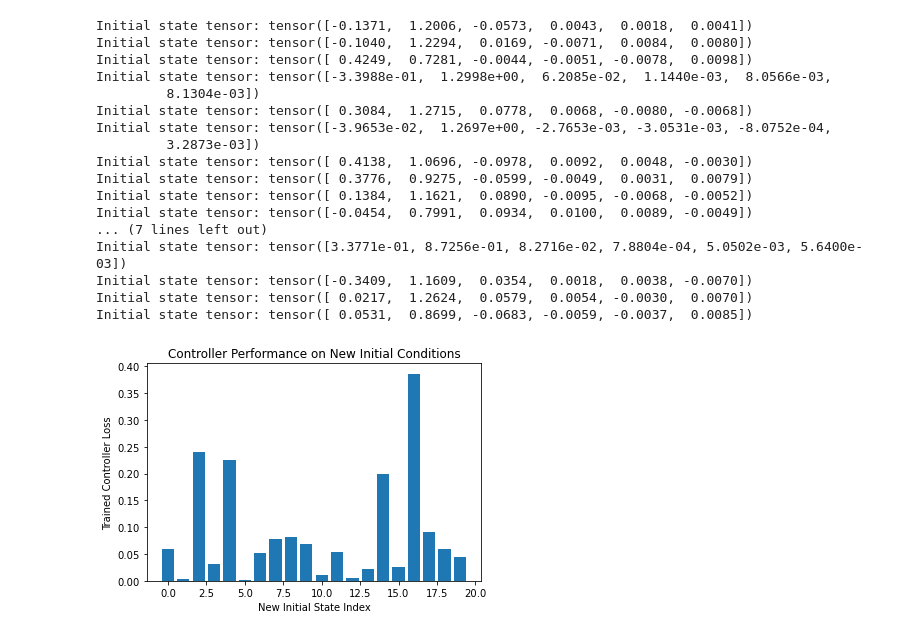
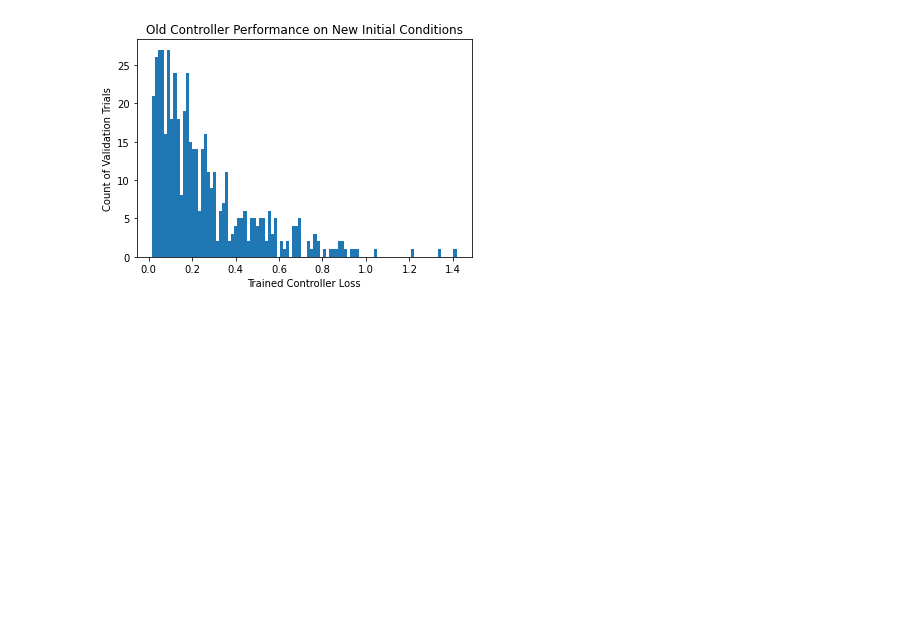
Before and after one commit to jatkin15/DesignOptimization2021Fall, a Jupyter notebook: Project/Project_1_submission.ipynb, the cells around one changed output. Cells and saved outputs as stored; diff of their text form; code cells hidden in the pictures; blank space fills up the shorter version.

```diff
--- a/Project/Project_1_submission.ipynb
+++ b/Project/Project_1_submission.ipynb
@@ -299,12 +324,13 @@ class Optimize:
         self.simulation = simulation
         self.parameters = simulation.controller.parameters()
         #self.optimizer = optim.LBFGS(self.parameters, lr=0.01) # changed :: lr was 0.01
-        self.optimizer = optim.AdamW(self.parameters, lr=0.01)
-        #self.optimizer = optim.SGD(self.parameters, lr=0.01, momentum=0.2, dampening=0.1)
+        self.optimizer = optim.Adam(self.parameters, lr=0.01)
+        #self.optimizer = optim.SGD(self.parameters, lr=0.01, momentum=0.2, dampening=0.0, nesterov=True)
         #self.optimizer = optim.Rprop(self.parameters, lr=0.01)
 
         self.flag_decay_lr = True
-        self.scheduler = t.optim.lr_scheduler.ExponentialLR(self.optimizer, gamma=0.993) # added
+        self.scheduler = t.optim.lr_scheduler.ExponentialLR(self.optimizer, gamma=0.99) # added
+        self.verbose = True
 
         # added
         self.diagnostics_dict = {'epoch' : [], 'loss' : [], 'loss_percent_change': [], 'state_trajectory' : [], 'action_trajectory' : []}
@@ -321,8 +347,8 @@ class Optimize:
     def train(self, epochs):
         for epoch in range(epochs):
             loss = self.step()
-
-            print('[epoch: %d] loss: %.3f' % (epoch + 1, loss))
+            if self.verbose:
+                print('[epoch: %d] loss: %.3f' % (epoch + 1, loss))
             #print("Action Trajectory" + str(self.simulation.action_trajectory))
             # added
             info_diagnostics = {'epoch' : epoch, 'loss' : loss}
@@ -336,9 +362,10 @@ class Optimize:
                 self.scheduler.step()
 
         self.postProcessDiagnostics()
-        self.visualize_summary()
-        self.visualize_final_trajectory()
-        self.visualize_convergence()
+        if self.verbose:
+            self.visualize_summary()
+            self.visualize_final_trajectory()
+            self.visualize_convergence()
 
 
     def recordDiagnostics(self, info, info_sim):
@@ -394,8 +421,8 @@ class Optimize:
         ax.set_ylabel('Y Position')
         ax.set_xlabel('X Position')
         ax.set_title('Final Trajectory')
-        ax.set_xlim([-0.5, 0.5])
-        ax.set_ylim([-0.1, 1.1])
+        ax.set_xlim([-0.7, 0.7])
+        ax.set_ylim([-0.05, 1.2])
         dir_dict = self.direction_from_angle_list(theta)
         ax.quiver(x, y, dir_dict['u'], dir_dict['v'])
         plt.show()
@@ -458,18 +489,20 @@ class Optimize:
 # Now it's time to run the code!
 
 T = 100  # number of time steps # changed :: T was 100
-epoch_num = 100 # changed :: epoch_num was 40
+epoch_num = 80 # changed :: epoch_num was 40
 dim_input = 6  # state space dimensions
-dim_hidden = 12  # latent dimensions
+dim_hidden = 8  # latent dimensions
 dim_output = 1  # action space dimensions
 
 training_state_number = 20
 training_loss_list = []
 
-epoch_num_batch = 40
+epoch_num_batch = 20
 
-validation_state_number = 20
+validation_state_number = 500
 validation_loss_list = []
+
+bin_num = math.ceil(validation_state_number/5)
 
 d = Dynamics()  # define dynamics
 c = Controller(dim_input, dim_hidden, dim_output)  # define controller
@@ -506,35 +539,19 @@ Initial state tensor: tensor([-0.0558,  1.2918,  0.0327, -0.0078, -0.0060, -0.00
 # %%
 ## Check how controller works for other initial states
 
 c_trained = o.simulation.controller # trained controller from above
 for i in range(validation_state_number):
     s_new = Simulation(c_trained, d, T)  # define simulation
     validation_loss_list.append(s_new.forward(s_new.state_initial).item())
 
 fig, ax = plt.subplots()
 plt.figure(1)
-p2 = ax.bar([i for i in range(validation_state_number)], validation_loss_list)
-ax.set_ylabel('Trained Controller Loss')
-ax.set_xlabel('New Initial State Index')
-ax.set_title('Controller Performance on New Initial Conditions')
+#p2 = ax.bar([i for i in range(validation_state_number)], validation_loss_list)
+p2 = ax.hist(validation_loss_list, bins=bin_num)
+ax.set_ylabel('Count of Validation Trials')
+ax.set_xlabel('Trained Controller Loss')
+ax.set_title('Old Controller Performance on New Initial Conditions')
 plt.show()
 # %% [output]
-Initial state tensor: tensor([-0.1371,  1.2006, -0.0573,  0.0043,  0.0018,  0.0041])
-Initial state tensor: tensor([-0.1040,  1.2294,  0.0169, -0.0071,  0.0084,  0.0080])
-Initial state tensor: tensor([ 0.4249,  0.7281, -0.0044, -0.0051, -0.0078,  0.0098])
-Initial state tensor: tensor([-3.3988e-01,  1.2998e+00,  6.2085e-02,  1.1440e-03,  8.0566e-03,
-         8.1304e-03])
-Initial state tensor: tensor([ 0.3084,  1.2715,  0.0778,  0.0068, -0.0080, -0.0068])
-Initial state tensor: tensor([-3.9653e-02,  1.2697e+00, -2.7653e-03, -3.0531e-03, -8.0752e-04,
-         3.2873e-03])
-Initial state tensor: tensor([ 0.4138,  1.0696, -0.0978,  0.0092,  0.0048, -0.0030])
-Initial state tensor: tensor([ 0.3776,  0.9275, -0.0599, -0.0049,  0.0031,  0.0079])
-Initial state tensor: tensor([ 0.1384,  1.1621,  0.0890, -0.0095, -0.0068, -0.0052])
-Initial state tensor: tensor([-0.0454,  0.7991,  0.0934,  0.0100,  0.0089, -0.0049])
-... (7 lines left out)
-Initial state tensor: tensor([3.3771e-01, 8.7256e-01, 8.2716e-02, 7.8804e-04, 5.0502e-03, 5.6400e-03])
-Initial state tensor: tensor([-0.3409,  1.1609,  0.0354,  0.0018,  0.0038, -0.0070])
-Initial state tensor: tensor([ 0.0217,  1.2624,  0.0579,  0.0054, -0.0030,  0.0070])
-Initial state tensor: tensor([ 0.0531,  0.8699, -0.0683, -0.0059, -0.0037,  0.0085])
-[figure, old version]
+[figure, new version]
 # %%
```
Also changed, not shown: parts of 12 cells of this notebook.
